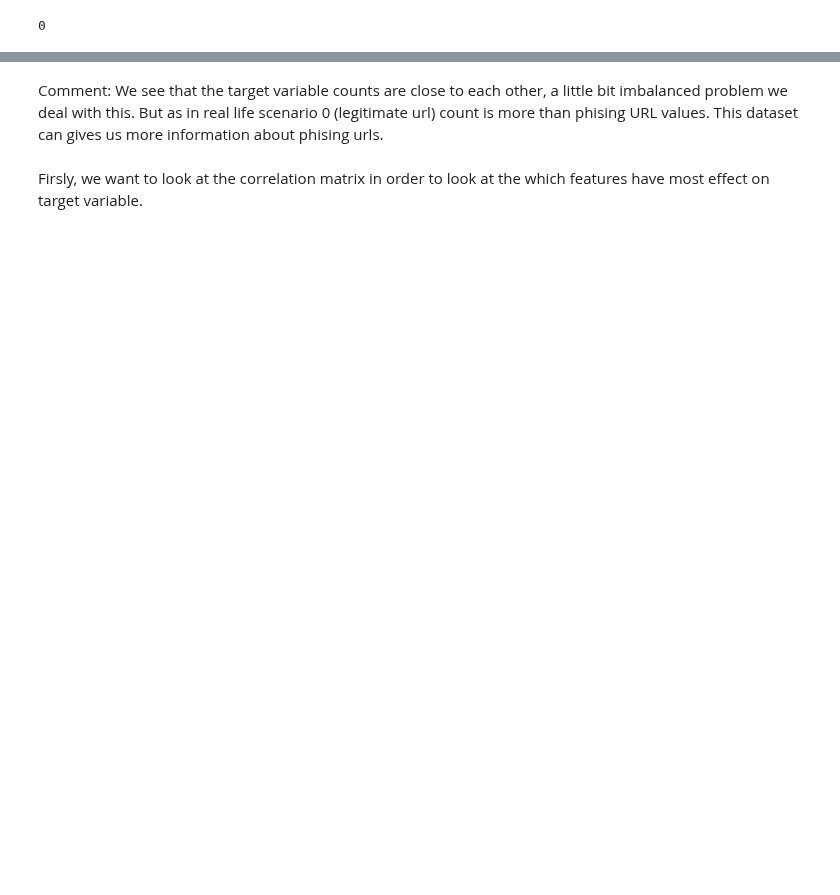
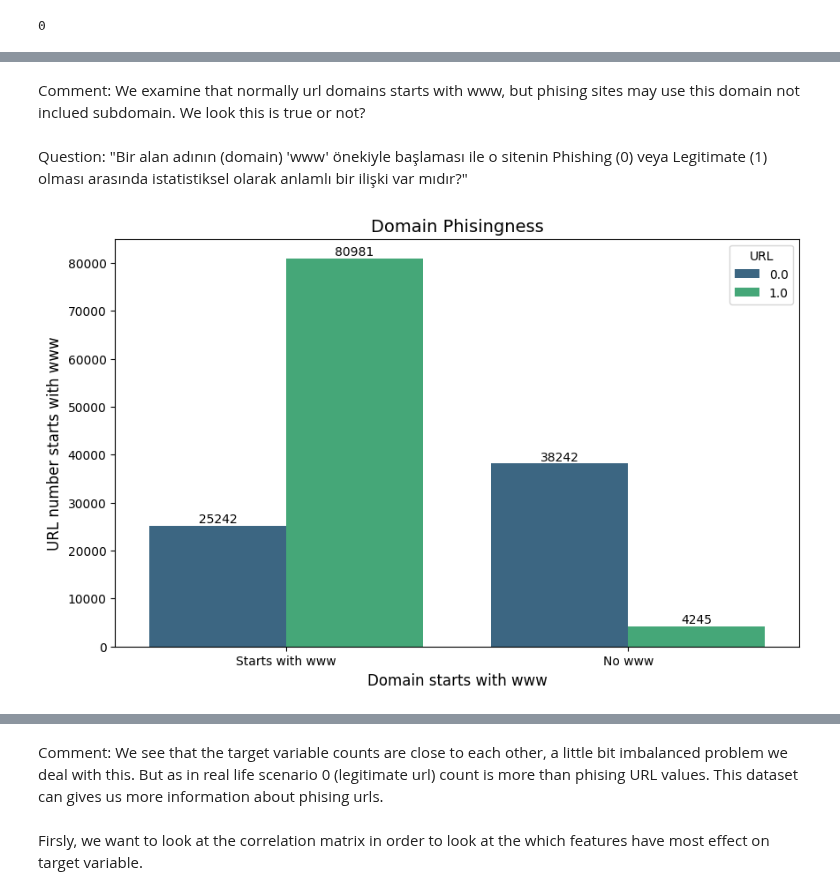
Before and after one commit to BugraAKKUS/Phishing-URL--Website--Detection, a Jupyter notebook: EDA_emre.ipynb, the cells around one changed output, grey strips where cells are left out. Cells and saved outputs as stored; diff of their text form; code cells hidden in the pictures; blank space fills up the shorter version.

```diff
--- a/EDA_emre.ipynb
+++ b/EDA_emre.ipynb
@@ -129,4 +118,0 @@ float64
-# %%
-print(df['label'].value_counts())
-df['label'] = df['label'].map({0: 1, 1: 0})  #Otomatically change float to int.
-print(df['label'].value_counts())  #Int seems because of value counts, data stored still as float as you can see(0.0, 1.0)
@@ -141,0 +139,20 @@ Name: count, dtype: int64
+# %% [markdown]
+Comment: We examine that normally url domains starts with www, but phising sites may use this domain not inclued subdomain. We look this is true or not?
+# %% [markdown]
+Question: "Bir alan adının (domain) 'www' önekiyle başlaması ile o sitenin Phishing (0) veya Legitimate (1) olması arasında istatistiksel olarak anlamlı bir ilişki var mıdır?"
+# %%
+#Creating new column domain starts with www
+df['starts_with_www'] = df['Domain'].astype(str).str.startswith('www').map({True: 'Starts with www', False: 'No www'})
+plt.figure(figsize=(10, 6))
+ax = sns.countplot(data=df, x='starts_with_www', hue='label', palette='viridis')
+plt.title('Domain Phisingness', fontsize=14)
+plt.xlabel('Domain starts with www', fontsize=12)
+plt.ylabel('URL number starts with www', fontsize=12)
+plt.legend(title='URL')
+
+for container in ax.containers:
+    ax.bar_label(container)
+
+plt.show()
+# %% [output]
+[figure, added]
```
Also changed, not shown: parts of 24 cells of this notebook.
